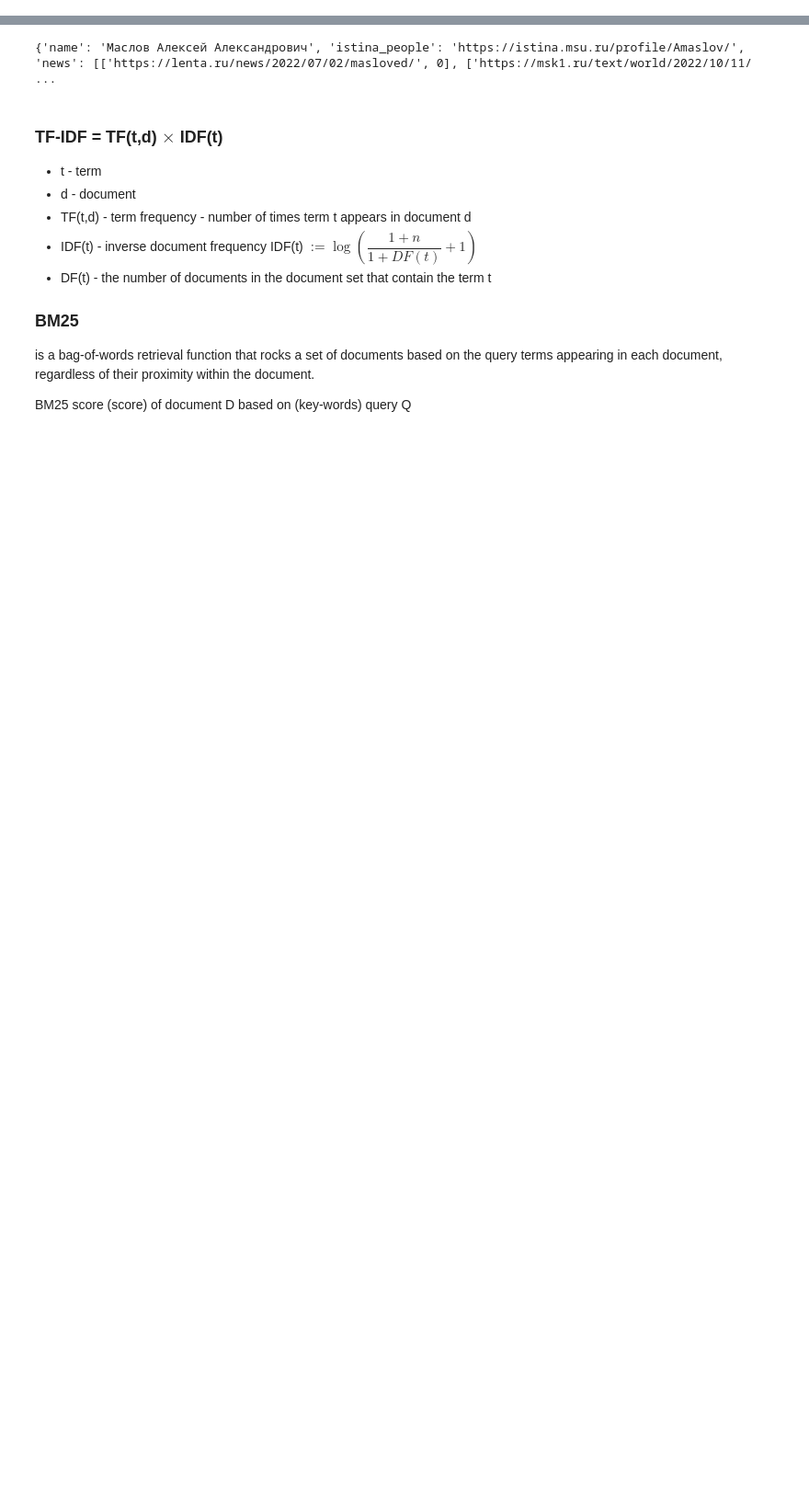
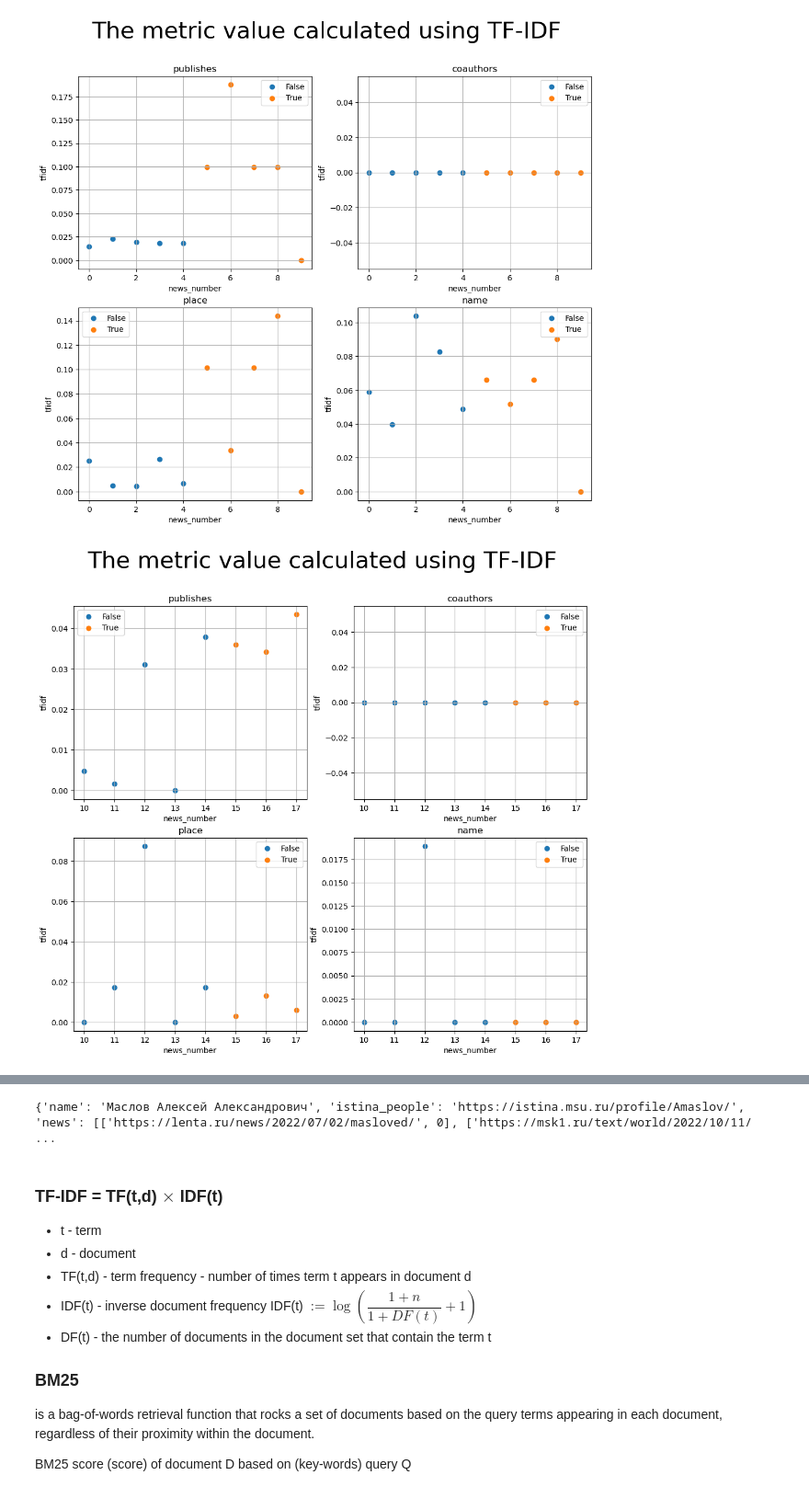
Before and after one commit to Mikhail356/cw6, a Jupyter notebook: nlp.ipynb, the cells around one changed output, grey strips where cells are left out. Shown at 92% size. Saved outputs shown, nothing was run; the diff lists cells and outputs as text; code cells hidden in the pictures; blank space fills up the shorter version.

Commit message:
Compare results on another persons

```diff
--- a/nlp.ipynb
+++ b/nlp.ipynb
@@ -14,0 +131,15 @@ import numpy as np
+# %%
+vectorizer = TfidfVectorizer(vocabulary = c_voc_onedim)
+#TfidfVectorizer() #TfidfVectorizer(vocabulary = c_voc_onedim)
+X = vectorizer.fit_transform(c_corp_onedim)
+# %%
+# for i in sorted(os.listdir(data)):
+i = sorted(os.listdir(data))[0]
+args = OmegaConf.load(data+'/'+i)
+html = requests.get(args.istina_people).text
+parser = Parser()
+reference = parser.istina_parser(html)
+# %%
+ans = vectorizer.transform([" ".join(reference['publishes']), " ".join(reference['place']),
+                            " ".join(reference['coauthors']), " ".join(args.name.split())])
+tfidf_score = ans*X.transpose().toarray()
@@ -14,0 +287,65 @@ import numpy as np
+# %%
+from itertools import compress
+
+x_range = np.arange(0, len(c_corp_onedim), 1)
+mask = [0 for i in range(len(c_rel_onedim))]
+inv_mask = [0 for i in range(len(c_rel_onedim))]
+for ind, i in enumerate(c_rel_onedim):
+    mask[ind] = False if i == 0 else True
+    inv_mask[ind] = True if i == 0 else False
+
+start = 0
+stop = 0
+for ind, i in enumerate(c_rel):
+    stop = start+len(i)
+    x__ = x_range[start:stop]
+    inv__ = inv_mask[start:stop]
+    mask__ = mask[start:stop]
+    publ = tf[0][start:stop]
+    place = tf[1][start:stop]
+    coauth = tf[2][start:stop]
+    name = tf[3][start:stop]
+
+    fig, ax = plt.subplots(figsize=(12,10), nrows=2, ncols=2)
+
+    metric_name = 'tfidf'
+
+    ax[0,0].set_ylabel(metric_name)
+    ax[0,0].set_xlabel('news_number')
+    ax[0,0].scatter(list(compress(x__, inv__)), list(compress(publ, inv__)), c='#1f77b4').set_label('False')
+    ax[0,0].scatter(list(compress(x__, mask__)), list(compress(publ, mask__)), c='#ff7f0e').set_label('True')
+    ax[0,0].set_title('publishes')
+    ax[0,0].grid()
+    ax[0,0].legend()
+
+    ax[1,0].set_ylabel(metric_name)
+    ax[1,0].set_xlabel('news_number')
+    ax[1,0].scatter(list(compress(x__, inv__)), list(compress(place, inv__)), c='#1f77b4').set_label('False')
+    ax[1,0].scatter(list(compress(x__, mask__)), list(compress(place, mask__)), c='#ff7f0e').set_label('True')
+    ax[1,0].set_title('place')
+    ax[1,0].grid()
+    ax[1,0].legend()
+
+    ax[0,1].set_ylabel(metric_name)
+    ax[0,1].set_xlabel('news_number')
+    ax[0,1].scatter(list(compress(x__, inv__)), list(compress(coauth, inv__)), c='#1f77b4').set_label('False')
+    ax[0,1].scatter(list(compress(x__, mask__)), list(compress(coauth, mask__)), c='#ff7f0e').set_label('True')
+    ax[0,1].set_title('coauthors')
+    ax[0,1].grid()
+    ax[0,1].legend()
+
+    ax[1,1].set_ylabel(metric_name)
+    ax[1,1].set_xlabel('news_number')
+    ax[1,1].scatter(list(compress(x__, inv__)), list(compress(name, inv__)), c='#1f77b4').set_label('False')
+    ax[1,1].scatter(list(compress(x__, mask__)), list(compress(name, mask__)), c='#ff7f0e').set_label('True')
+    ax[1,1].set_title('name')
+    ax[1,1].grid()
+    ax[1,1].legend()
+
+    fig.suptitle('The metric value calculated using TF-IDF', fontsize=30)
+#     plt.show()
+    start = start+len(i)
+    plt.savefig(f'results/{metric_name}_{c_people_name[0][0]+c_people_name[0][1][0]}_for_{c_people_name[ind][0]+c_people_name[ind][1][0]}.png')
+# %% [output]
+[figure, added]
+[figure, added]
```
Also changed, not shown: parts of 20 cells of this notebook, 31 other files.
